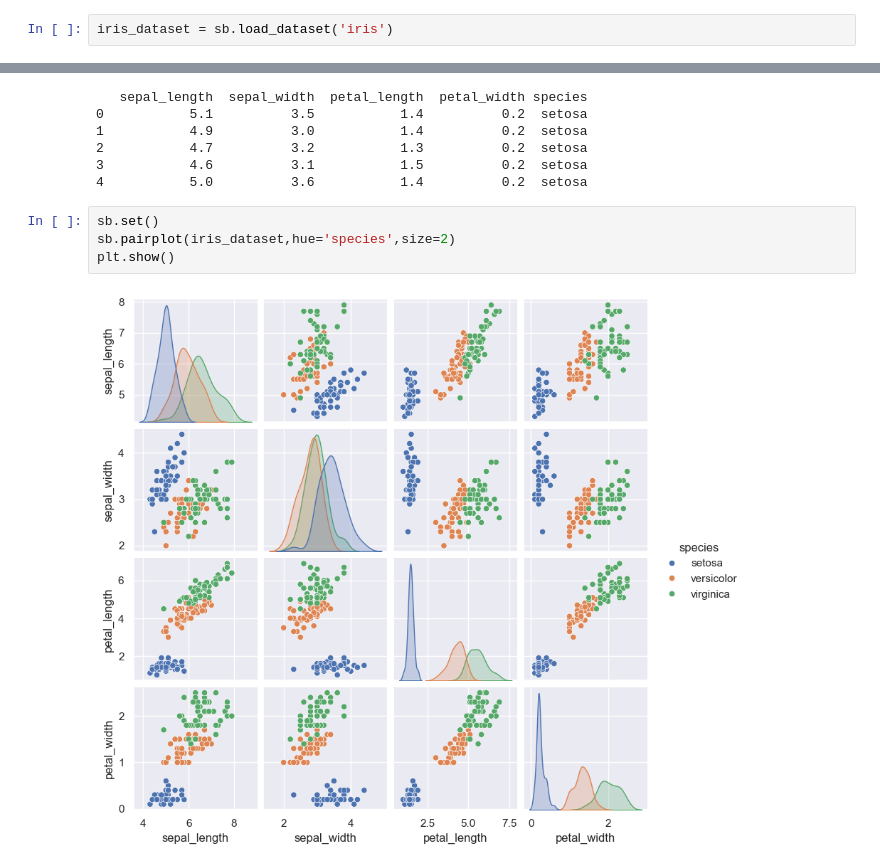
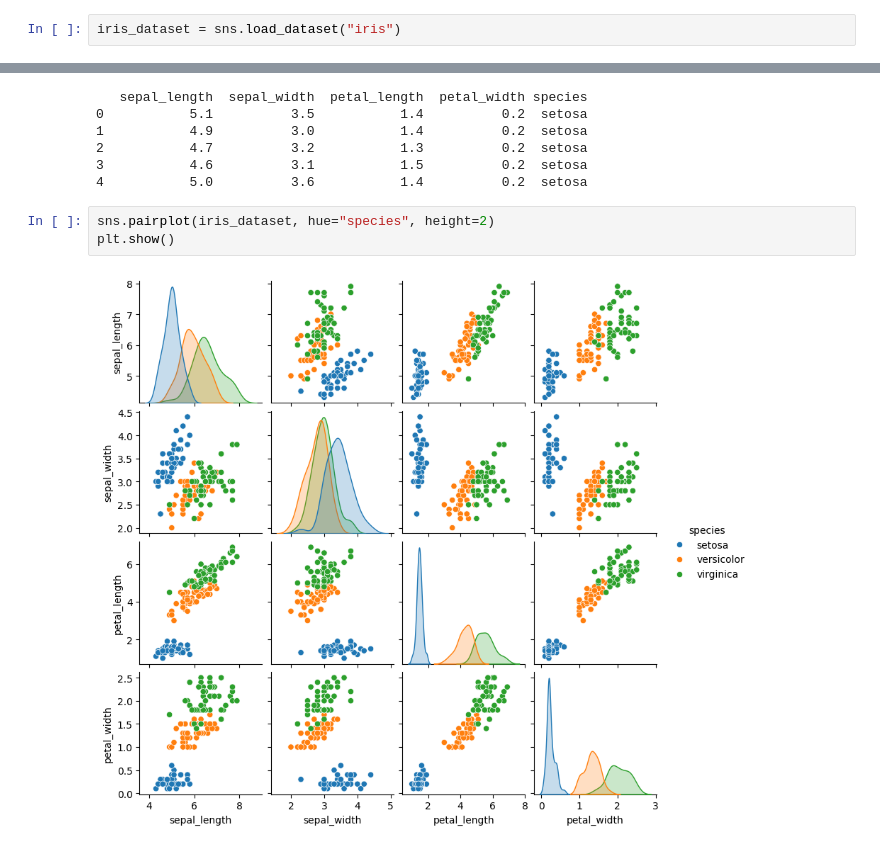
Before and after one commit to BewSorawit/AI-And-DataScience, a Jupyter notebook: basic-ml/chapter3/seabon.ipynb, the cells around one changed output, grey strips where cells are left out. Drawn from its saved outputs; the diff is of its cells as text.

```diff
--- a/basic-ml/chapter3/seabon.ipynb
+++ b/basic-ml/chapter3/seabon.ipynb
@@ -5,6 +5,6 @@ import seaborn as sb
 import matplotlib.pyplot as plt
 # %%
-iris_dataset = sb.load_dataset('iris')
+iris_dataset = sns.load_dataset("iris")
 # %%
 print(iris_dataset.head())
 # %% [output]
@@ -15,8 +15,7 @@ print(iris_dataset.head())
 3           4.6          3.1           1.5          0.2  setosa
 4           5.0          3.6           1.4          0.2  setosa
 # %%
-sb.set()
-sb.pairplot(iris_dataset,hue='species',size=2)
+sns.pairplot(iris_dataset, hue="species", height=2)
 plt.show()
 # %% [output]
-[figure, old version]
+[figure, new version]
```
Also changed, not shown: parts of 1 cell of this notebook, 27 other files.
